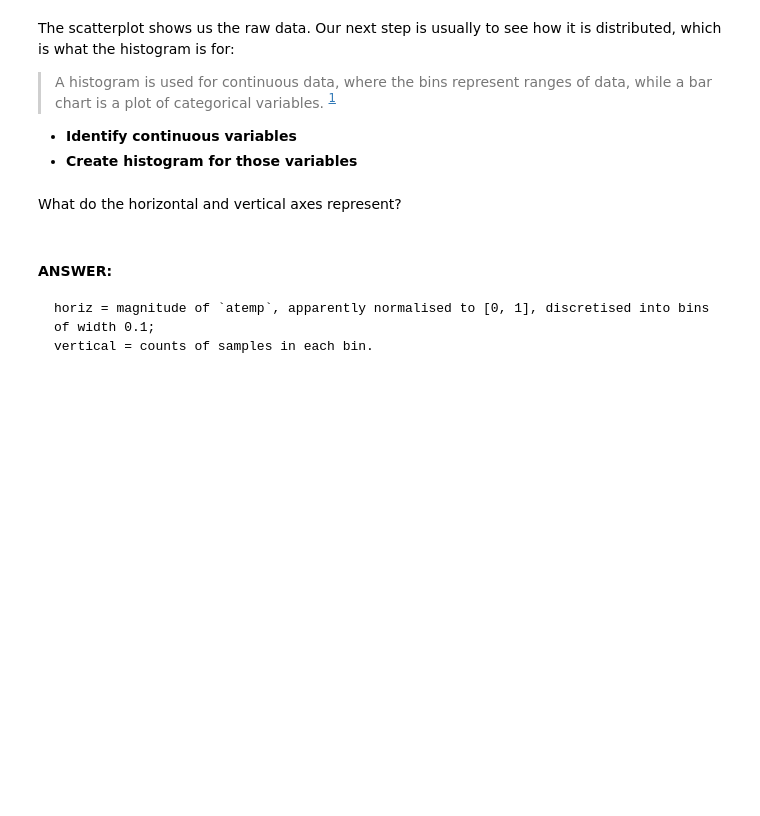
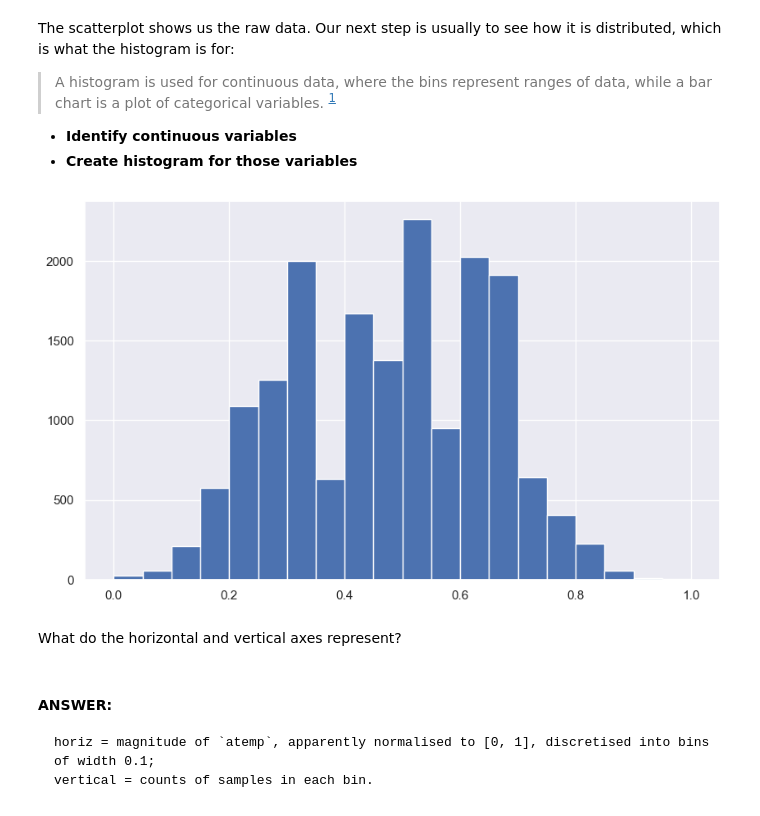
Before and after one commit to VeraLyu2022/iod, a Jupyter notebook: Module 2/Lab 2/IOD_Lab-2_1_2.ipynb, the cells around one changed output. Cells and saved outputs as stored; diff of their text form; code cells hidden in the pictures; blank space fills up the shorter version.

```diff
--- a/Module 2/Lab 2/IOD_Lab-2_1_2.ipynb
+++ b/Module 2/Lab 2/IOD_Lab-2_1_2.ipynb
@@ -93,3 +109,10 @@ The scatterplot shows us the raw data. Our next step is usually to see how it is
+# %%
+#ANSWER
+#bikes.plot.hist('atemp', bins=5)
+bikes['atemp'].hist(bins=20)
+plt.show()
+# %% [output]
+[figure, added]
 # %% [markdown]
 What do the horizontal and vertical axes represent?
 # %% [markdown]
```
Also changed, not shown: parts of 60 cells of this notebook, 11 other files.
